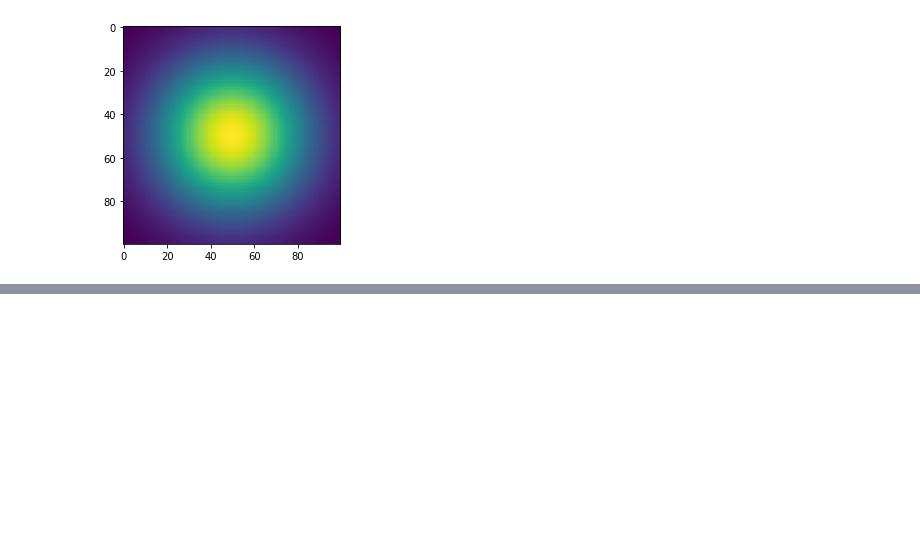
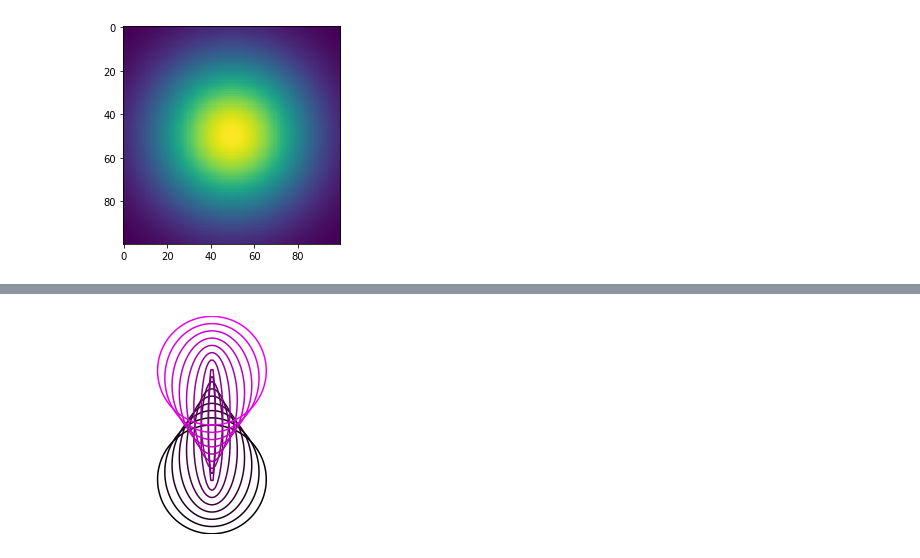
Before and after one commit to ccentola/python-math, a Jupyter notebook: notebooks/7-Graphing-Conic-Sections/07.01_graphinc_conic_sections.ipynb, the cells around one changed output, grey strips where cells are left out. Cells and saved outputs as stored; diff of their text form; code cells hidden in the pictures; blank space fills up the shorter version.

```diff
--- a/notebooks/7-Graphing-Conic-Sections/07.01_graphinc_conic_sections.ipynb
+++ b/notebooks/7-Graphing-Conic-Sections/07.01_graphinc_conic_sections.ipynb
@@ -73,0 +143,20 @@ plt.show()
+# %%
+n = 16
+h = 0
+k = np.linspace(-4,4,n)
+a = abs(k)
+b = 4
+
+x = np.linspace(-8,8,100)
+X,Y = np.meshgrid(x,x)
+
+for i in range(0,n):
+    f = (X-h)**2 / a[i]**2 + (Y-k[i])**2 / b**2 - 1
+    plt.contour(X,Y,f,0,colors=[i/n,0,i/n])
+
+plt.axis('off')
+plt.gca().set_aspect('equal')
+
+plt.show()
+# %% [output]
+[figure, added]
```
Also changed, not shown: parts of 8 cells of this notebook.
